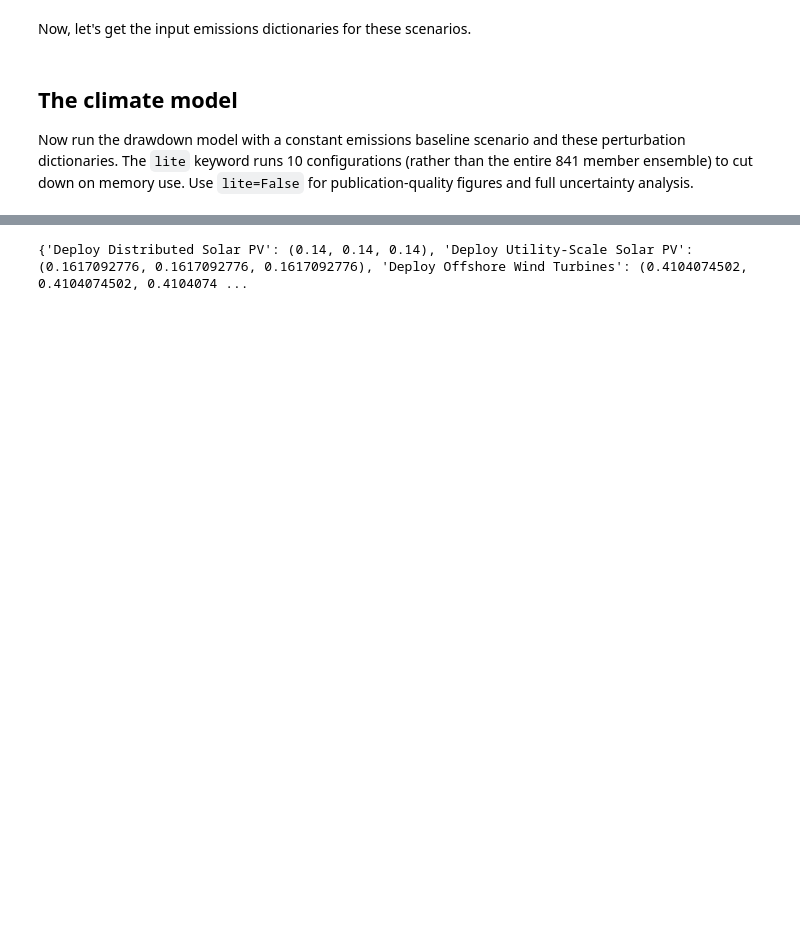
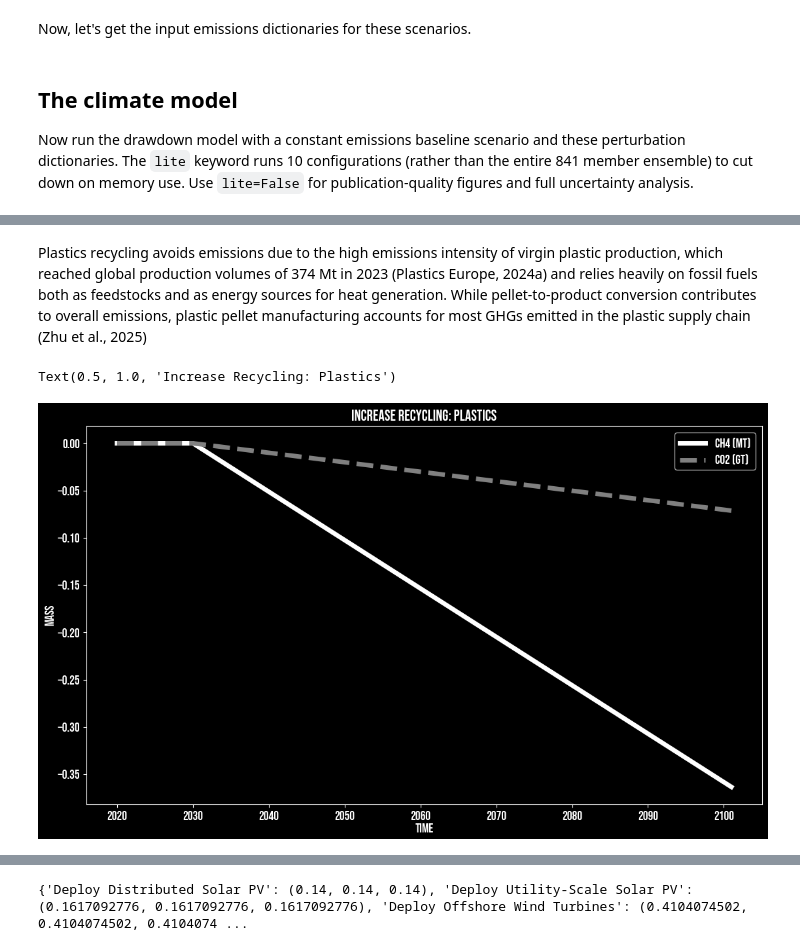
Before and after one commit to netzeroasap/DrawdownImpacts, a Jupyter notebook: notebooks/Examples.ipynb, the cells around one changed output, grey strips where cells are left out. Cells and saved outputs as stored; diff of their text form; code cells hidden in the pictures; blank space fills up the shorter version.

```diff
--- a/notebooks/Examples.ipynb
+++ b/notebooks/Examples.ipynb
@@ -123,0 +217,2 @@ explorer.plot_T_diff(methanemodel)
+# %%
+solution = "Increase Recycling: Plastics"
@@ -123,0 +221,10 @@ explorer.plot_T_diff(methanemodel)
+# %%
+adoption_curve=explorer.linear_ramp
+implementation_start=2030
+achievable_plastics=explorer.achievable_adoption(solution,"high")
+
+d_plastic=explorer.get_input(solution,
+                     adoption_curve,
+                     units_adopted=achievable_plastics,
+                     implementation_start=2030,
+                            scenario_name=f"{solution} (slow ramp up)")
@@ -123,0 +233,25 @@ explorer.plot_T_diff(methanemodel)
+# %%
+adoption_curve=explorer.step_function
+implementation_start=2030
+achievable_plastics=explorer.achievable_adoption(solution,"high")
+
+d_plastic=d_plastic | explorer.get_input(solution,
+                     adoption_curve,
+                     units_adopted=achievable_plastics,
+                     implementation_start=2030,
+                            scenario_name=f"{solution} (immediate implementation)")
+# %% [markdown]
+Plastics recycling avoids emissions due to the high emissions intensity of virgin plastic production, which reached global production volumes of 374 Mt in 2023 (Plastics Europe, 2024a) and relies heavily on fossil fuels both as feedstocks and as energy sources for heat generation. While pellet-to-product conversion contributes to overall emissions, plastic pellet manufacturing accounts for most GHGs emitted in the plastic supply chain (Zhu et al., 2025)
+# %%
+plt.figure(figsize=default_figsize)
+timepoints=np.arange(1750,2102,1)
+idx=np.where(timepoints==2020)[0][0]
+plt.plot(timepoints[idx:],d_plastic[f"{solution} (slow ramp up)"]["CH4"][idx:],label="CH4 (Mt)",color="w",lw=5)
+plt.plot(timepoints[idx:],d_plastic[f"{solution} (slow ramp up)"]["CO2 FFI"][idx:],label="CO2 (Gt)",color="gray",lw=5,ls="--")
+plt.xlabel("time")
+plt.ylabel("mass")
+plt.legend()
+plt.title(solution)
+# %% [output]
+Text(0.5, 1.0, 'Increase Recycling: Plastics')
+[figure, added]
```
Also changed, not shown: parts of 52 cells of this notebook, 1 other file.
